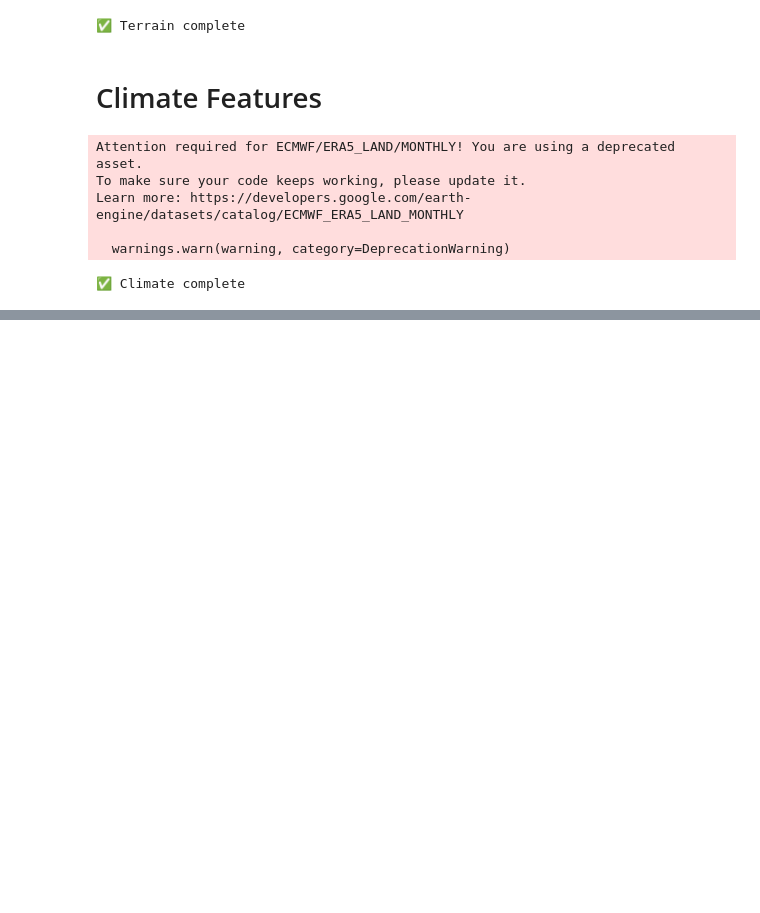
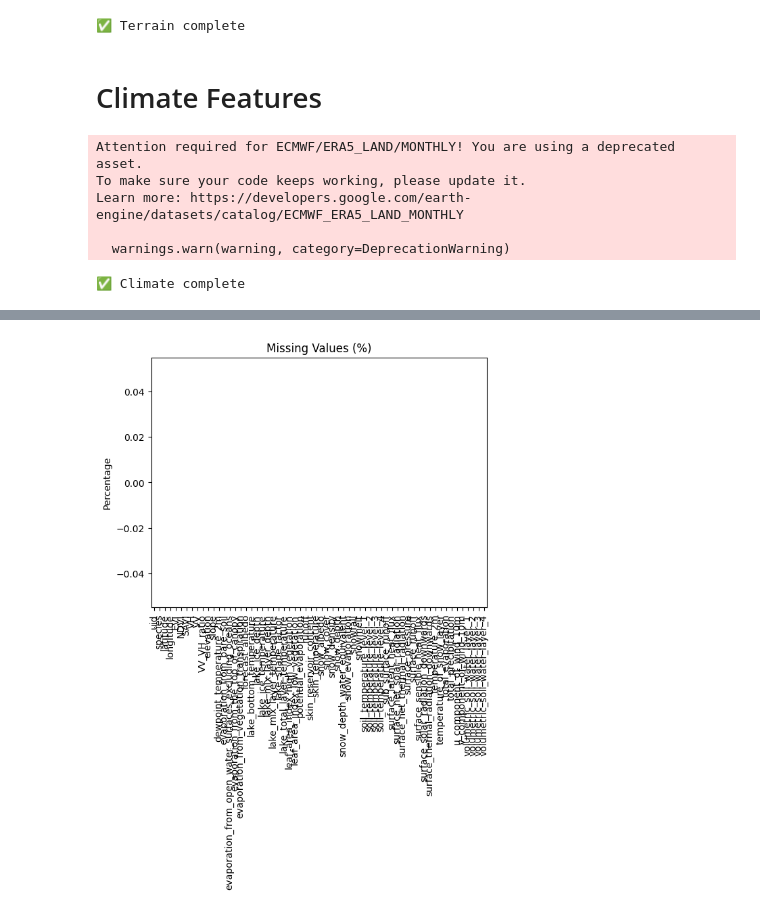
Before and after one commit to irungus/tree-species-ml-pipeline, a Jupyter notebook: notebooks/01_data_extraction.ipynb, the cells around one changed output, grey strips where cells are left out. Cells and saved outputs as stored; diff of their text form; code cells hidden in the pictures; blank space fills up the shorter version.

```diff
--- a/notebooks/01_data_extraction.ipynb
+++ b/notebooks/01_data_extraction.ipynb
@@ -242,3 +265,9 @@ Learn more: https://developers.google.com/earth-engine/datasets/catalog/ECMWF_ER
 # %%
 if os.path.exists("data/processed/vegetation.csv"):
     feature_df = pd.read_csv("data/processed/vegetation.csv")
+# %%
+url = "https://raw.githubusercontent.com/irungus/tree-species-ml-pipeline/main/data/raw/final_features.csv"
+df = pd.read_csv(url)
+
+print(df.head())
+print(f"Total points: {len(df)}")
@@ -244,0 +325,3 @@ if os.path.exists("data/processed/vegetation.csv"):
+# %%
+missing_percent = (df.isnull().sum() / len(df)) * 100
+missing_percent.sort_values(ascending=False)
@@ -244,0 +343,9 @@ if os.path.exists("data/processed/vegetation.csv"):
+# %%
+import matplotlib.pyplot as plt
+
+missing_percent.sort_values(ascending=False).plot(kind='bar')
+plt.title("Missing Values (%)")
+plt.ylabel("Percentage")
+plt.show()
+# %% [output]
+[figure, added]
```
Also changed, not shown: parts of 6 cells of this notebook.
